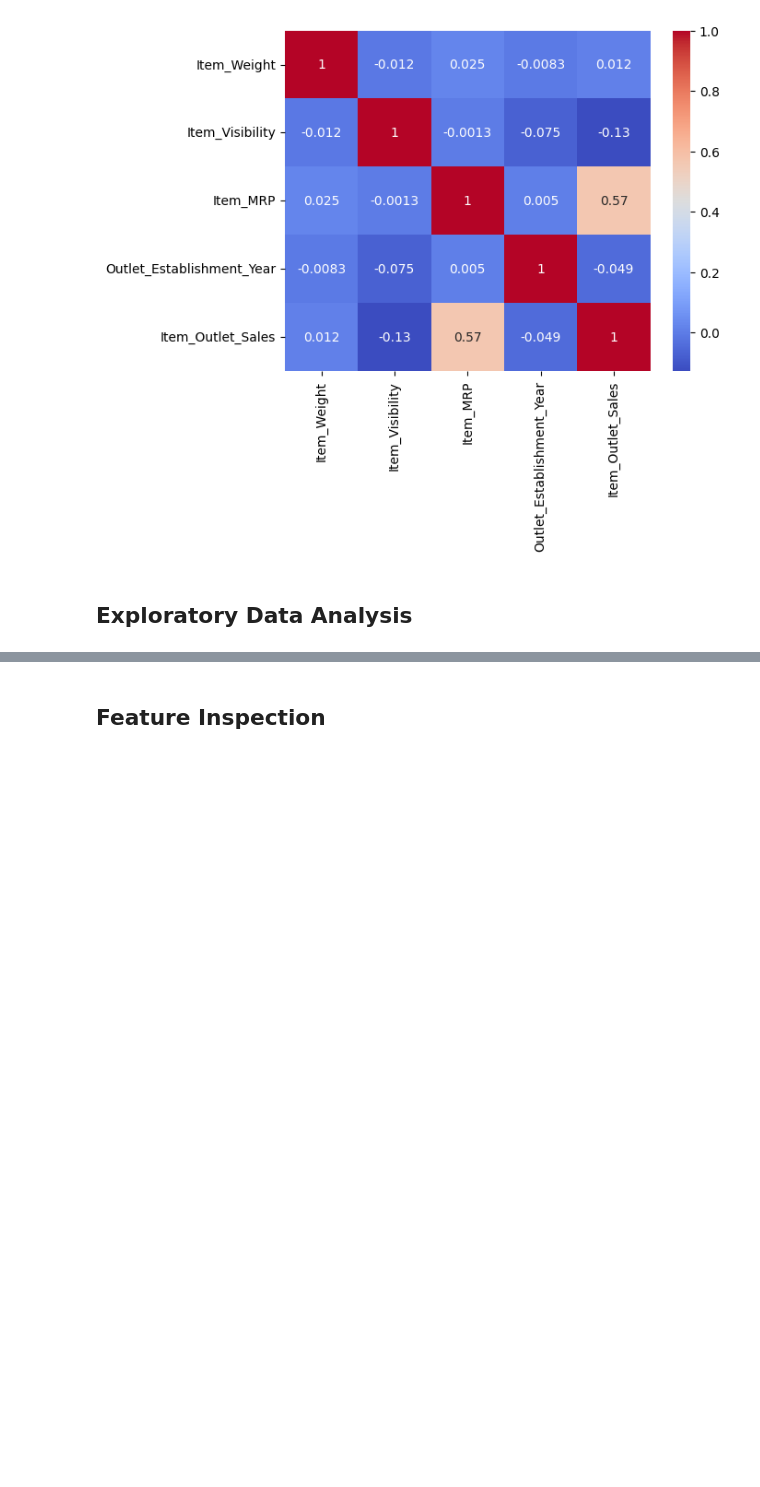
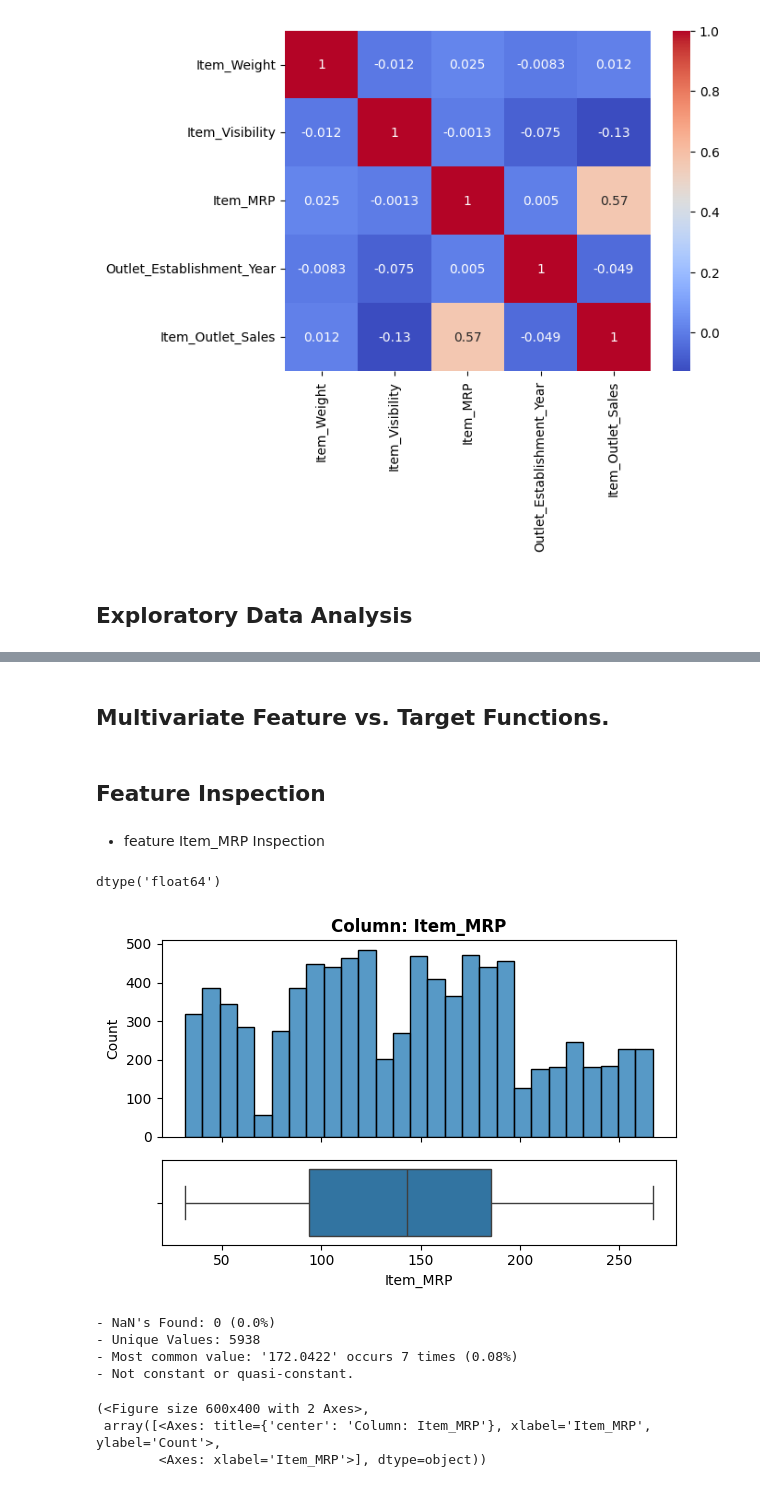
Before and after one commit to feras-nahhal/Prediction-of-Product-Sales, a Jupyter notebook: Prediction_of_Product_Sales.ipynb, the cells around one changed output, grey strips where cells are left out. Saved outputs shown, nothing was run; the diff lists cells and outputs as text; code cells hidden in the pictures; blank space fills up the shorter version.

```diff
--- a/Prediction_of_Product_Sales.ipynb
+++ b/Prediction_of_Product_Sales.ipynb
@@ -233,0 +348,2 @@ sns.heatmap(corr,annot=True,cmap='coolwarm')
+# %% [markdown]
+## Multivariate Feature vs. Target Functions.
@@ -234,2 +412,22 @@ sns.heatmap(corr,annot=True,cmap='coolwarm')
 # %% [markdown]
 ## Feature Inspection
+# %% [markdown]
+- feature Item_MRP Inspection
+# %%
+# Confirming the dtype to select correct EDA function
+feature = 'Item_MRP'
+df[feature].dtype
+# %% [output]
+dtype('float64')
+# %%
+# run the appropriate explore function (based on feature's dtype)
+explore_numeric(df, feature, figsize=(6,4))
+# %% [output]
+[figure, added]
+- NaN's Found: 0 (0.0%)
+- Unique Values: 5938
+- Most common value: '172.0422' occurs 7 times (0.08%)
+- Not constant or quasi-constant.
+(<Figure size 600x400 with 2 Axes>,
+ array([<Axes: title={'center': 'Column: Item_MRP'}, xlabel='Item_MRP', ylabel='Count'>,
+        <Axes: xlabel='Item_MRP'>], dtype=object))
```
Also changed, not shown: parts of 6 cells of this notebook.
